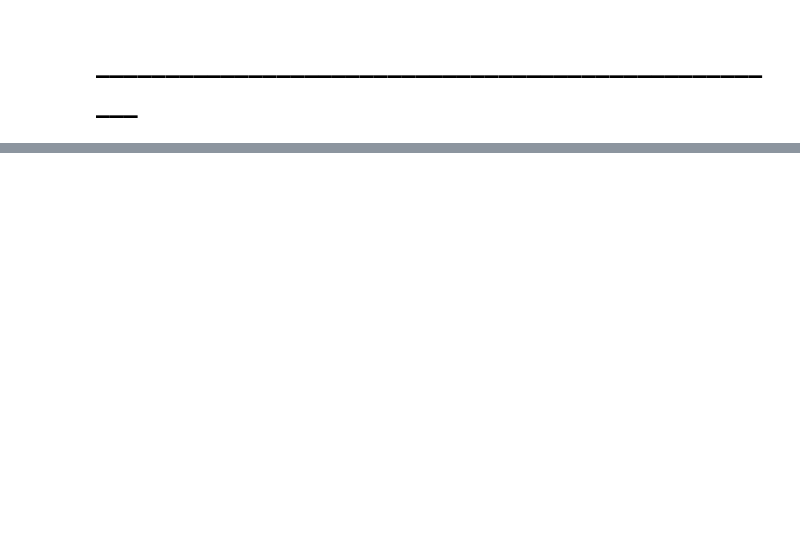
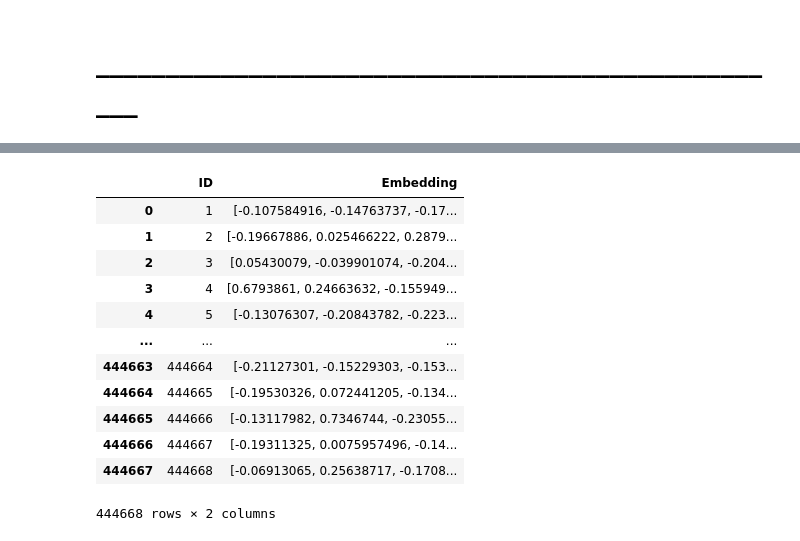
Before and after one commit to tis22/image_recommender, a Jupyter notebook: ImageLoader.ipynb, the cells around one changed output, grey strips where cells are left out. Saved outputs shown, nothing was run; the diff lists cells and outputs as text; code cells hidden in the pictures; blank space fills up the shorter version.

Commit message:
Functionality for correcting pickles

```diff
--- a/ImageLoader.ipynb
+++ b/ImageLoader.ipynb
@@ -519,0 +591,18 @@ df
+# %%
+right_data = pd.read_pickle("Embedding.pkl")
+# %%
+right_data
+# %% [output]
+|  | ID | Embedding |
+| 0 | 1 | [-0.107584916, -0.14763737, -0.17... |
+| 1 | 2 | [-0.19667886, 0.025466222, 0.2879... |
+| 2 | 3 | [0.05430079, -0.039901074, -0.204... |
+| 3 | 4 | [0.6793861, 0.24663632, -0.155949... |
+| 4 | 5 | [-0.13076307, -0.20843782, -0.223... |
+| ... | ... | ... |
+| 444663 | 444664 | [-0.21127301, -0.15229303, -0.153... |
+| 444664 | 444665 | [-0.19530326, 0.072441205, -0.134... |
+| 444665 | 444666 | [-0.13117982, 0.7346744, -0.23055... |
+| 444666 | 444667 | [-0.19311325, 0.0075957496, -0.14... |
+| 444667 | 444668 | [-0.06913065, 0.25638717, -0.1708... |
+444668 rows × 2 columns
```
Also changed, not shown: parts of 8 cells of this notebook.
